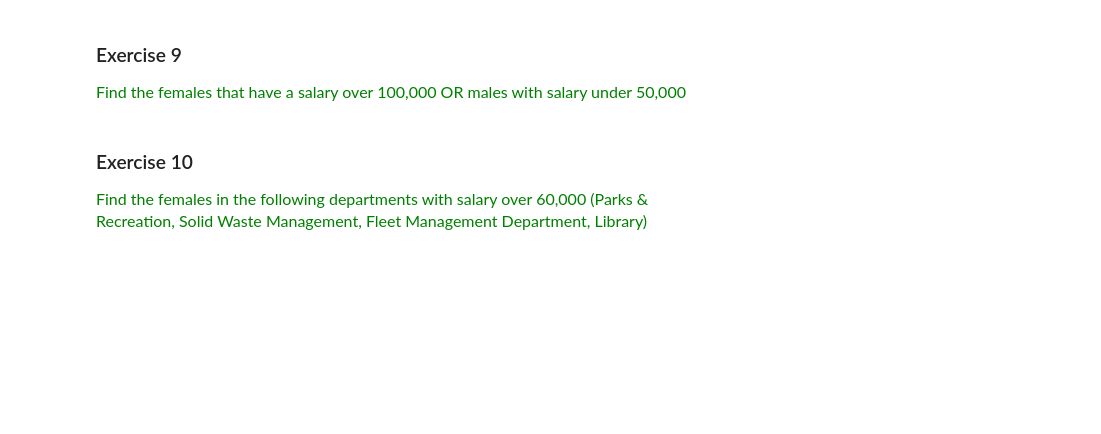
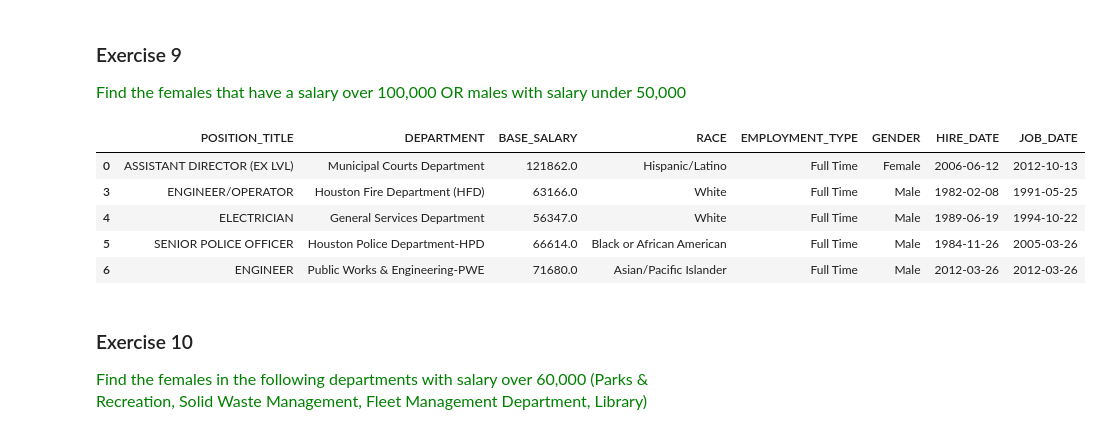
Before and after one commit to IcaroMourao/ufc-data-science, a Jupyter notebook: 02 Boolean Indexing.ipynb, the cells around one changed output. Cells and saved outputs as stored; diff of their text form; code cells hidden in the pictures; blank space fills up the shorter version.

```diff
--- a/02 Boolean Indexing.ipynb
+++ b/02 Boolean Indexing.ipynb
@@ -936,3 +958,17 @@ employee.head()
+# %%
+female = employee['GENDER'] == 'Female'
+salary_maior10 = employee['BASE_SALARY'] > 100000
+male = employee['GENDER'] == 'Male'
+salary_maior5 = employee['BASE_SALARY'] > 50000
+criteria = (female & salary_maior10) | (male & salary_maior5)
+employee[criteria].head()
+# %% [output]
+|  | POSITION_TITLE | DEPARTMENT | BASE_SALARY | RACE | EMPLOYMENT_TYPE | GENDER | HIRE_DATE | JOB_DATE |
+| 0 | ASSISTANT DIRECTOR (EX LVL) | Municipal Courts Department | 121862.0 | Hispanic/Latino | Full Time | Female | 2006-06-12 | 2012-10-13 |
+| 3 | ENGINEER/OPERATOR | Houston Fire Department (HFD) | 63166.0 | White | Full Time | Male | 1982-02-08 | 1991-05-25 |
+| 4 | ELECTRICIAN | General Services Department | 56347.0 | White | Full Time | Male | 1989-06-19 | 1994-10-22 |
+| 5 | SENIOR POLICE OFFICER | Houston Police Department-HPD | 66614.0 | Black or African American | Full Time | Male | 1984-11-26 | 2005-03-26 |
+| 6 | ENGINEER | Public Works & Engineering-PWE | 71680.0 | Asian/Pacific Islander | Full Time | Male | 2012-03-26 | 2012-03-26 |
 # %% [markdown]
 ### Exercise 10
 <span  style="color:green; font-size:16px">Find the females in the following departments with salary over 60,000 (Parks & Recreation, Solid Waste Management, Fleet Management Department, Library)  </span>
```
Also changed, not shown: parts of 18 cells of this notebook.
